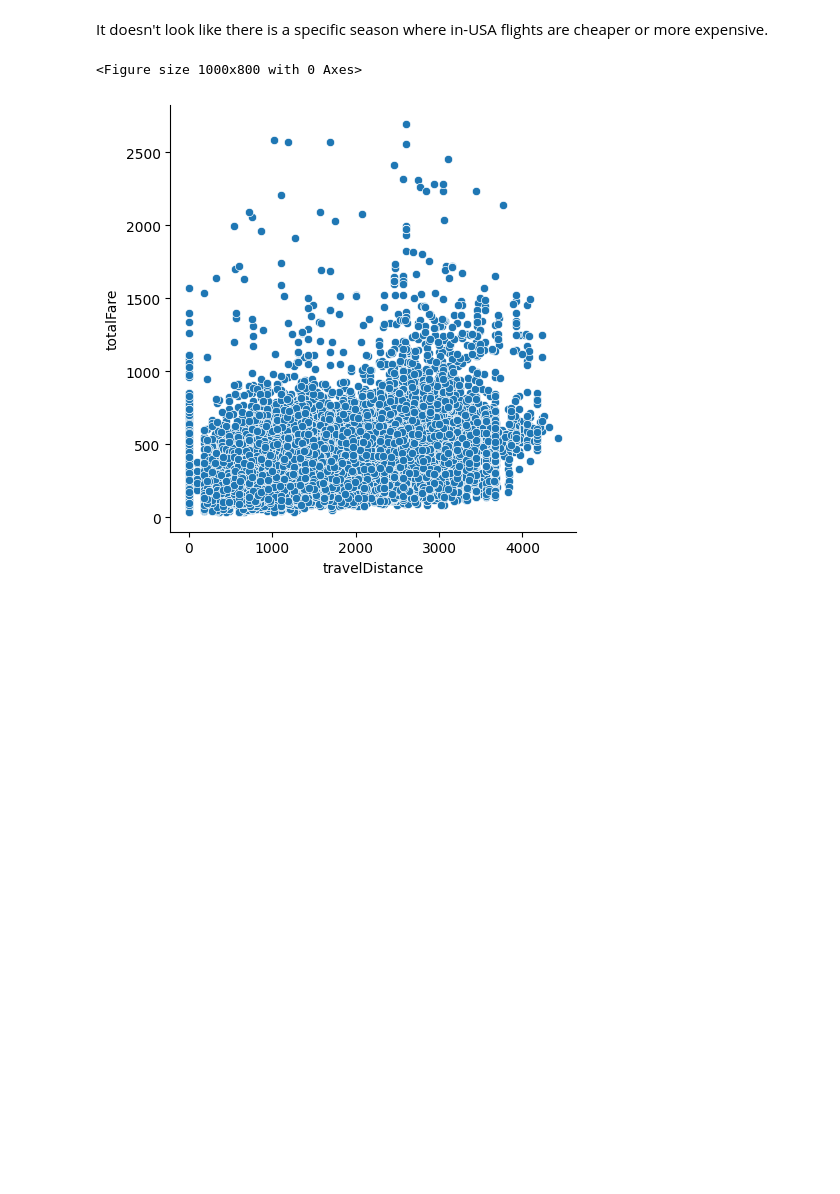
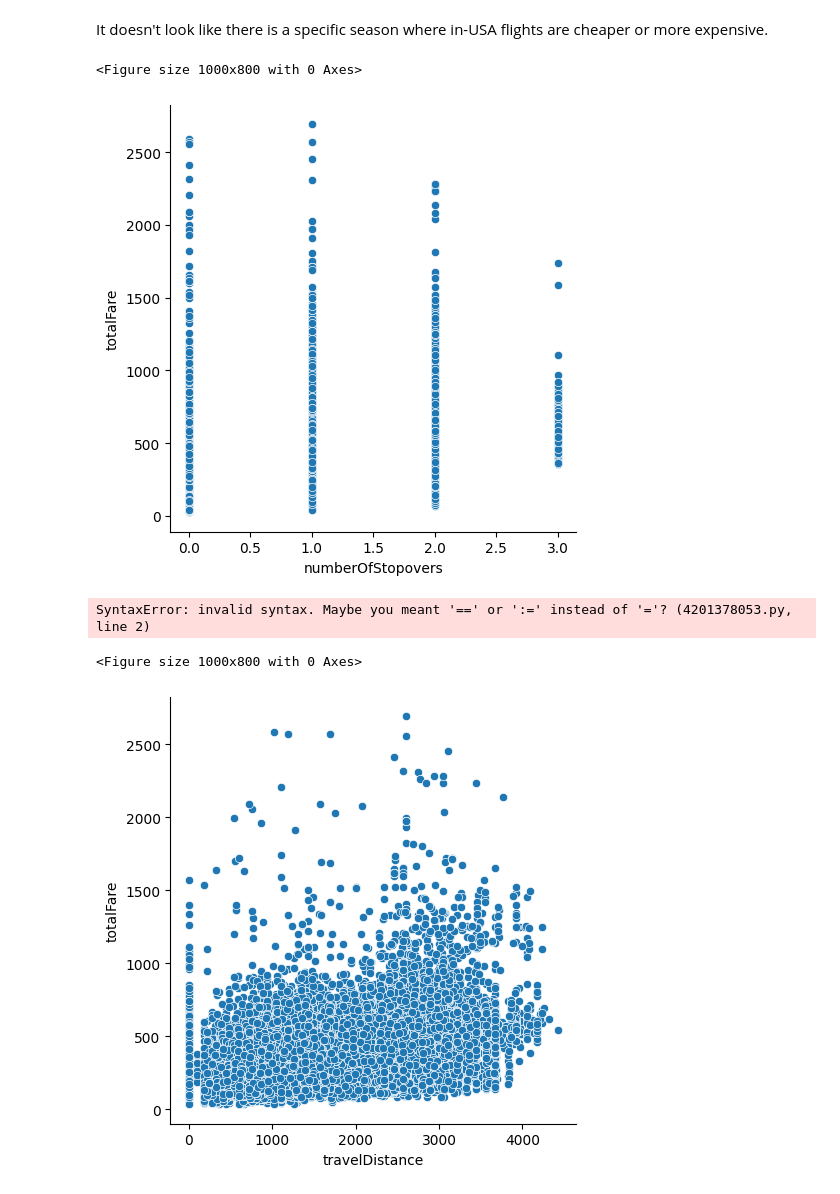
Before and after one commit to maria-pigazzi/flight-predictions-project, a Jupyter notebook: src/explore.ipynb, the cells around one changed output. Drawn from its saved outputs; the diff is of its cells as text; code cells hidden in the pictures; blank space fills up the shorter version.

```diff
--- a/src/explore.ipynb
+++ b/src/explore.ipynb
@@ -1092,5 +1092,20 @@ plt.show()
 # %% [markdown]
 It doesn't look like there is a specific season where in-USA flights are cheaper or more expensive.
+# %%
+plt.figure(figsize = (10, 8))
+sns.relplot(data = data_eda, x = "numberOfStopovers", y = "totalFare")
+
+plt.show()
+# %% [output]
+<Figure size 1000x800 with 0 Axes>
+[figure, added]
+# %%
+'''flights_distance = (
+    data = data_eda
+    .pivot(index="travelDistance", values="totalFare", columns="flightDate")
+)'''
+# %% [output]
+SyntaxError: invalid syntax. Maybe you meant '==' or ':=' instead of '='? (4201378053.py, line 2)
 # %%
 plt.figure(figsize = (10, 8))
 sns.relplot(data = data_eda, x = "travelDistance", y = "totalFare")
```
Also changed, not shown: parts of 9 cells of this notebook.
